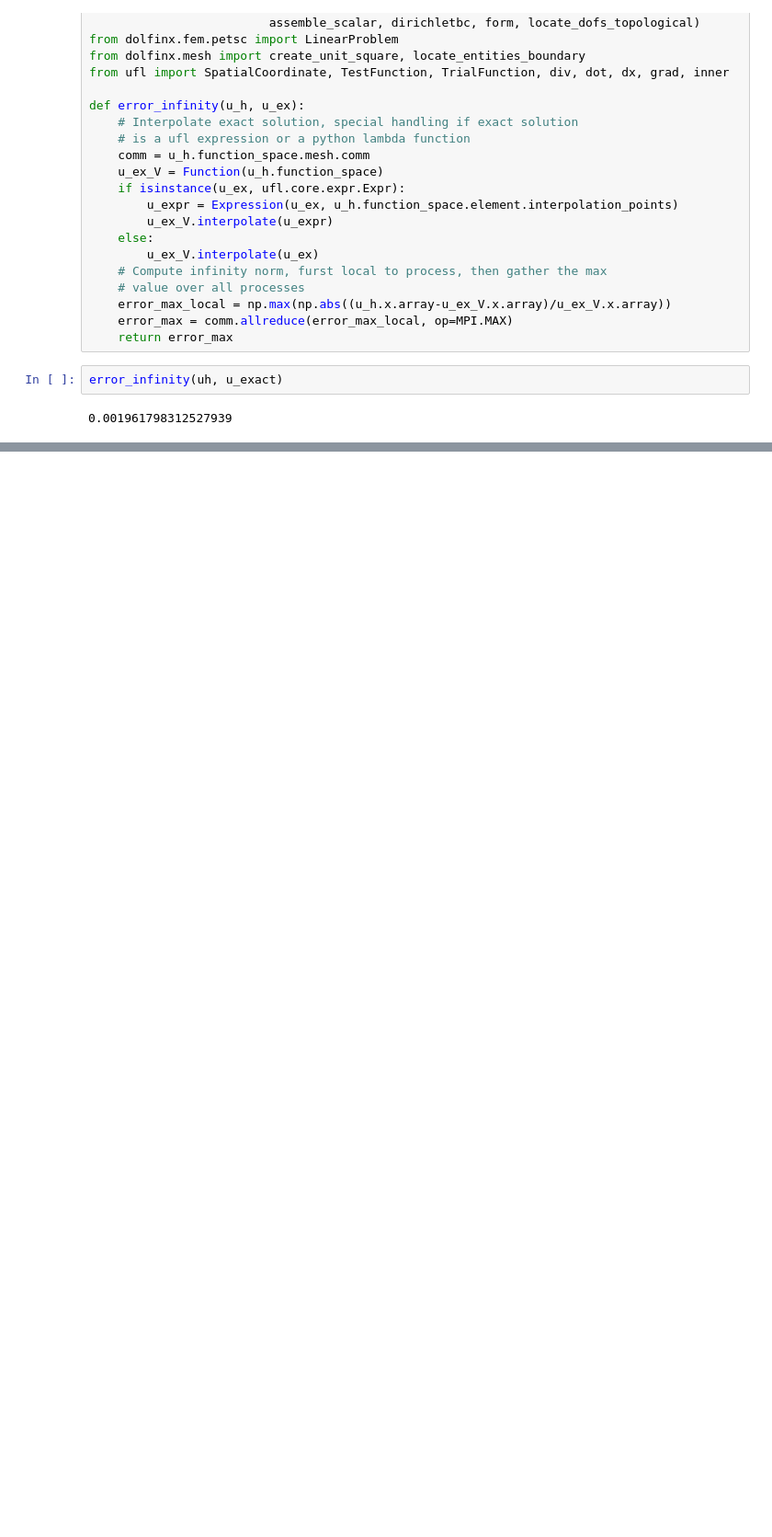
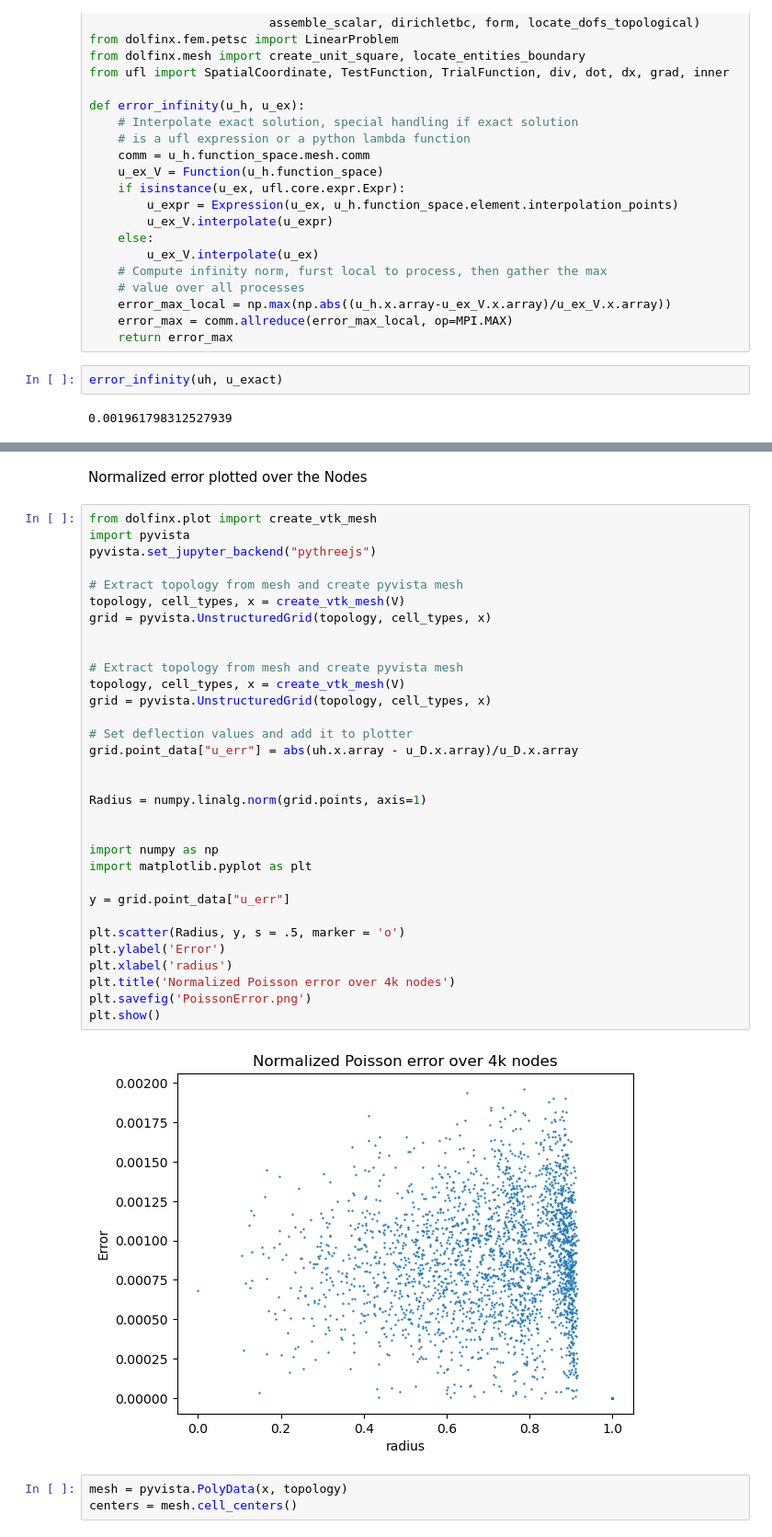
Before and after one commit to StephenSorokanich/Ellipsoids-of-Equilibrium, a Jupyter notebook: _sources/Poisson3D.ipynb, the cells around one changed output, grey strips where cells are left out. Shown at 92% size. Saved outputs shown, nothing was run; the diff lists cells and outputs as text; blank space fills up the shorter version.

```diff
--- a/_sources/Poisson3D.ipynb
+++ b/_sources/Poisson3D.ipynb
@@ -204,0 +397,39 @@ error_infinity(uh, u_exact)
+# %% [markdown]
+Normalized error plotted over the Nodes
+# %%
+from dolfinx.plot import create_vtk_mesh
+import pyvista
+pyvista.set_jupyter_backend("pythreejs")
+
+# Extract topology from mesh and create pyvista mesh
+topology, cell_types, x = create_vtk_mesh(V)
+grid = pyvista.UnstructuredGrid(topology, cell_types, x)
+
+
+# Extract topology from mesh and create pyvista mesh
+topology, cell_types, x = create_vtk_mesh(V)
+grid = pyvista.UnstructuredGrid(topology, cell_types, x)
+
+# Set deflection values and add it to plotter
+grid.point_data["u_err"] = abs(uh.x.array - u_D.x.array)/u_D.x.array
+
+
+Radius = numpy.linalg.norm(grid.points, axis=1)
+
+
+import numpy as np
+import matplotlib.pyplot as plt
+
+y = grid.point_data["u_err"]
+
+plt.scatter(Radius, y, s = .5, marker = 'o')
+plt.ylabel('Error')
+plt.xlabel('radius')
+plt.title('Normalized Poisson error over 4k nodes')
+plt.savefig('PoissonError.png')
+plt.show()
+# %% [output]
+[figure, added]
+# %%
+mesh = pyvista.PolyData(x, topology)
+centers = mesh.cell_centers()
```
Also changed, not shown: parts of 37 cells of this notebook, 13 other files.
